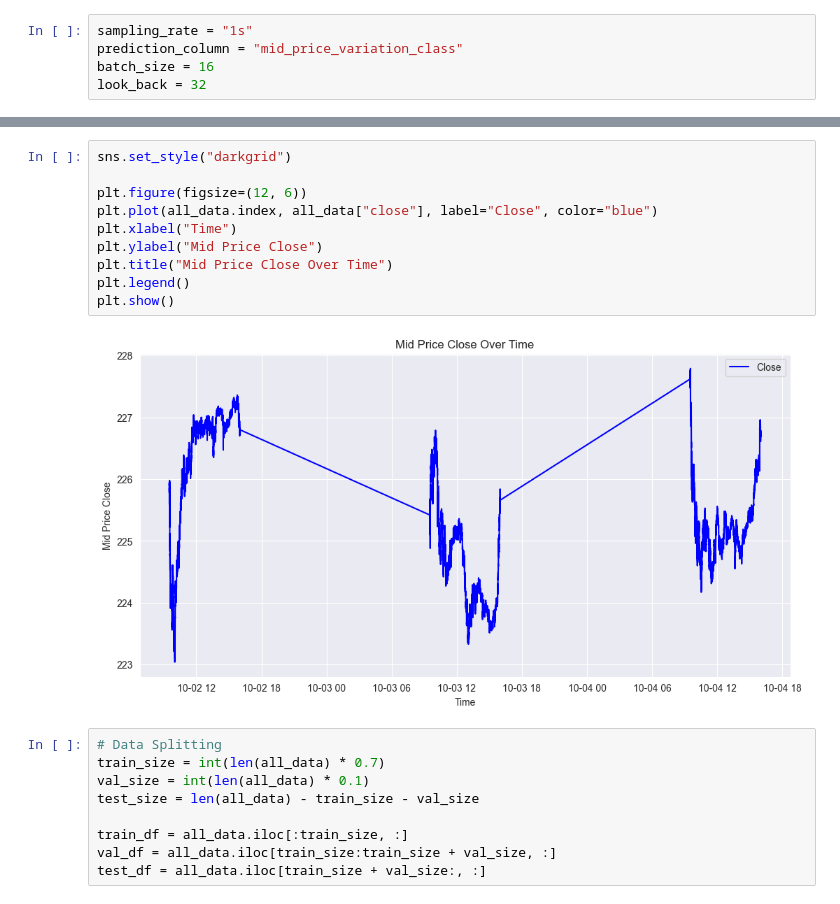
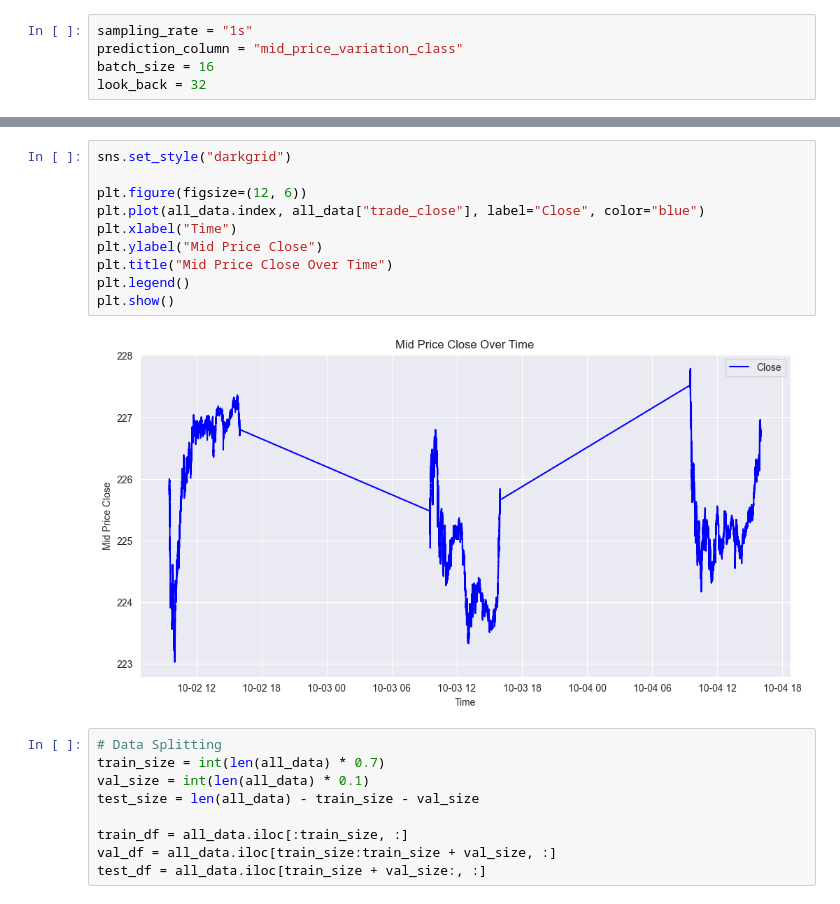
Before and after one commit to LiaoLaurent/Stock-Prediction-Deep-Learning, a Jupyter notebook: testing/classification_tf.ipynb, the cells around one changed output, grey strips where cells are left out. Saved outputs shown, nothing was run; the diff lists cells and outputs as text.

```diff
--- a/testing/classification_tf.ipynb
+++ b/testing/classification_tf.ipynb
@@ -70,15 +80,15 @@ Name: count, dtype: int64
 # %%
 sns.set_style("darkgrid")
 
 plt.figure(figsize=(12, 6))
-plt.plot(all_data.index, all_data["close"], label="Close", color="blue")
+plt.plot(all_data.index, all_data["trade_close"], label="Close", color="blue")
 plt.xlabel("Time")
 plt.ylabel("Mid Price Close")
 plt.title("Mid Price Close Over Time")
 plt.legend()
 plt.show()
 # %% [output]
-[figure, old version]
+[figure, new version]
 # %%
 # Data Splitting
 train_size = int(len(all_data) * 0.7)
```
Also changed, not shown: parts of 8 cells of this notebook, 3 other files.
